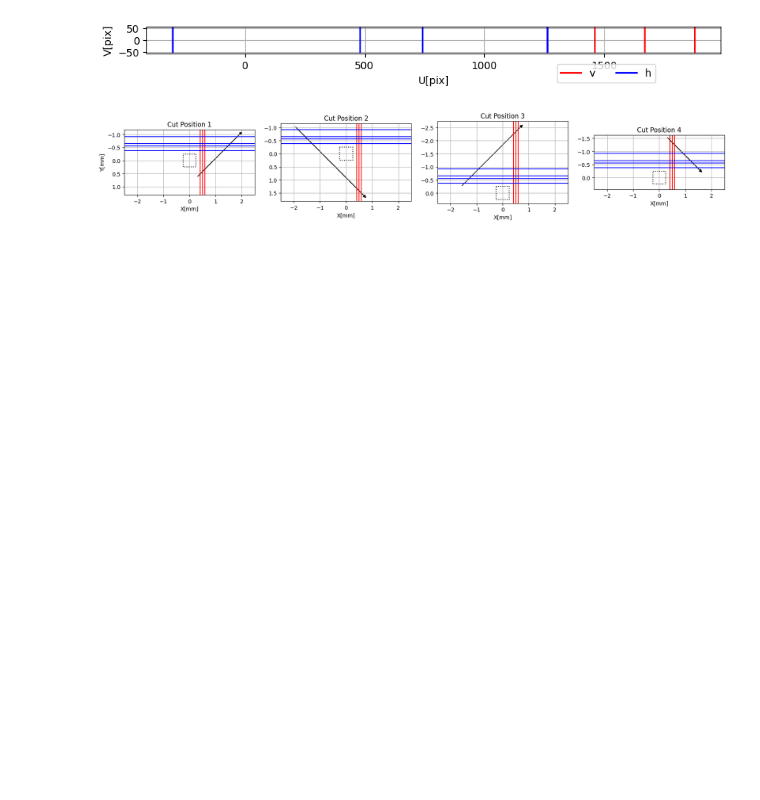
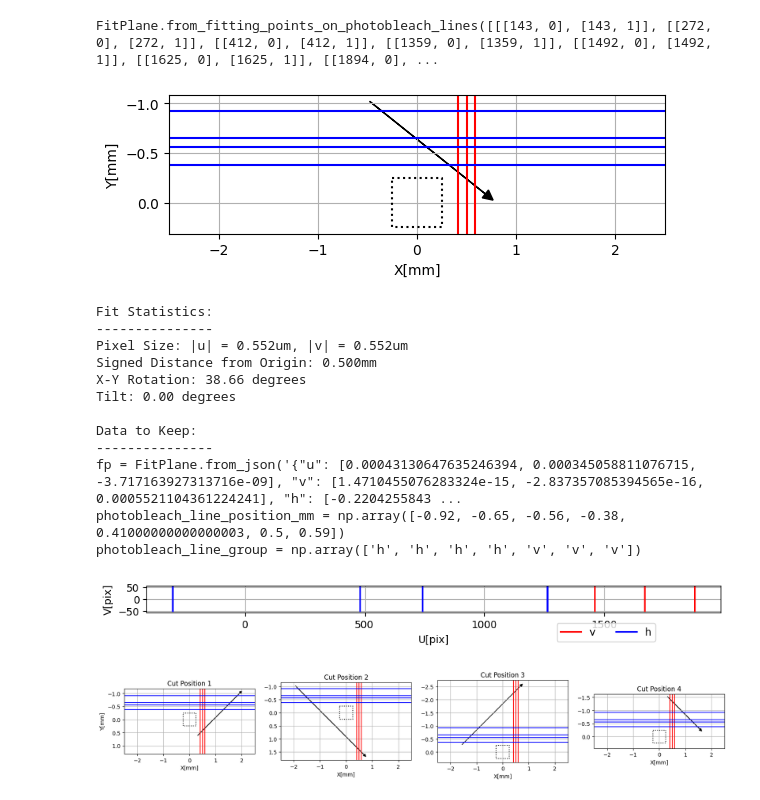
Before and after one commit to WinetraubLab/coregister-xz, a Jupyter notebook: coregister_xz.ipynb, the cells around one changed output. Saved outputs shown, nothing was run; the diff lists cells and outputs as text; code cells hidden in the pictures; blank space fills up the shorter version.

```diff
--- a/coregister_xz.ipynb
+++ b/coregister_xz.ipynb
@@ -169,3 +48,69 @@ photobleach_line_group = np.array(['h', 'h', 'h', 'h', 'v', 'v', 'v'])
+# %%
+# @title Do the work
+
+pattern = Pattern()
+
+# Input checks
+if (len(fluorescence_image_points_on_line_pix) !=
+    pattern.get_number_of_lines()):
+    raise ValueError('Number of lines identified in the fluorescence_image should be equal to number of lines in template')
+
+# Flip lines based on mirror status
+fluorescence_image_points_on_line_pix = np.array(fluorescence_image_points_on_line_pix)
+if mirror:
+  fluorescence_image_points_on_line_pix = np.flipud(fluorescence_image_points_on_line_pix)
+
+# Get line physical positions
+photobleach_line_position_mm, photobleach_line_group = pattern.project_pattern_onto_plane(cut_position)
+
+# Fit & Plot
+fp = FitPlane.from_fitting_points_on_photobleach_lines(
+      fluorescence_image_points_on_line_pix,
+      photobleach_line_position_mm,
+      photobleach_line_group,
+      print_inputs = True, # Comment out if printing inputs is not important
+    )
+plot_fit_plane_xy(
+    fp,
+    pattern.v_line_positions_mm,
+    pattern.h_line_positions_mm,
+    reverse_plot=mirror)
+
+if mirror:
+  raise ValueError('Using mirror=True will make reslicing significantly more difficult. Please flip/mirror the fluorescence image instead using ImageJ')
+
+# Print stats
+print('Fit Statistics:')
+print('---------------')
+print("Pixel Size: |u| = %.3fum, |v| = %.3fum" %
+  (fp.u_norm_mm()*1e3, fp.v_norm_mm()*1e3 ) )
+print("Signed Distance from Origin: %.3fmm" % fp.distance_from_origin_mm())
+print("X-Y Rotation: %.2f degrees" % fp.xy_rotation_deg())
+print("Tilt: %.2f degrees" % fp.tilt_deg())
+
+# Serialize to JSON
+print("")
+print('Data to Keep:')
+print('---------------')
+print("fp = FitPlane.from_json('" + fp.to_json() + "')")
+array_str = ', '.join(map(str, photobleach_line_position_mm))
+print(f'photobleach_line_position_mm = np.array([{array_str}])')
+print(f'photobleach_line_group = np.array({photobleach_line_group})')
+# %% [output]
+FitPlane.from_fitting_points_on_photobleach_lines([[[143, 0], [143, 1]], [[272, 0], [272, 1]], [[412, 0], [412, 1]], [[1359, 0], [1359, 1]], [[1492, 0], [1492, 1]], [[1625, 0], [1625, 1]], [[1894, 0], ...
+[figure, added]
+Fit Statistics:
+---------------
+Pixel Size: |u| = 0.552um, |v| = 0.552um
+Signed Distance from Origin: 0.500mm
+X-Y Rotation: 38.66 degrees
+Tilt: 0.00 degrees
+
+Data to Keep:
+---------------
+fp = FitPlane.from_json('{"u": [0.00043130647635246394, 0.000345058811076715, -3.717163927313716e-09], "v": [1.4710455076283324e-15, -2.837357085394565e-16, 0.0005521104361224241], "h": [-0.2204255843 ...
+photobleach_line_position_mm = np.array([-0.92, -0.65, -0.56, -0.38, 0.41000000000000003, 0.5, 0.59])
+photobleach_line_group = np.array(['h', 'h', 'h', 'h', 'v', 'v', 'v'])
 # %%
 # @title Plot fit plane from uv perspective
 pts = fluorescence_image_points_on_line_pix.reshape(-1, 2)
```
Also changed, not shown: parts of 6 cells of this notebook.
